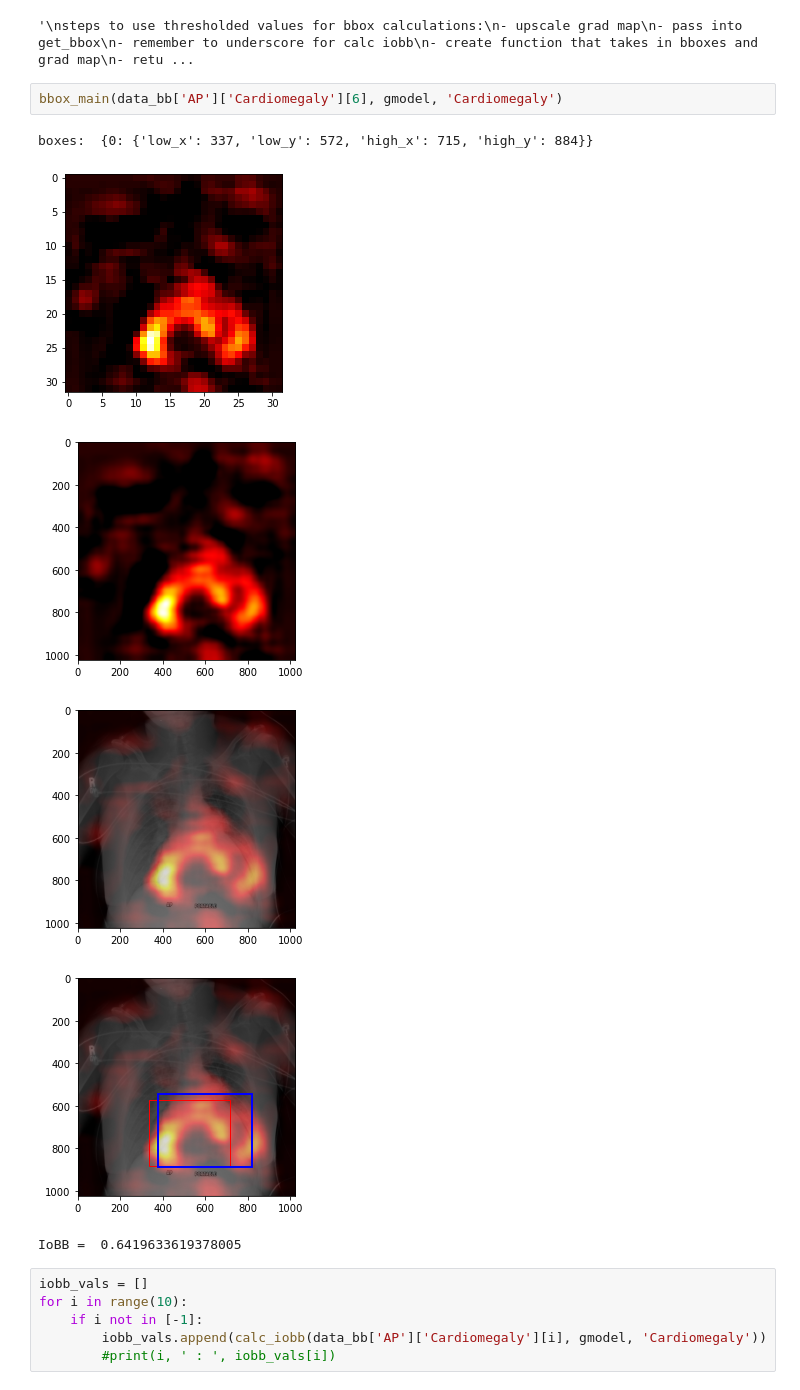
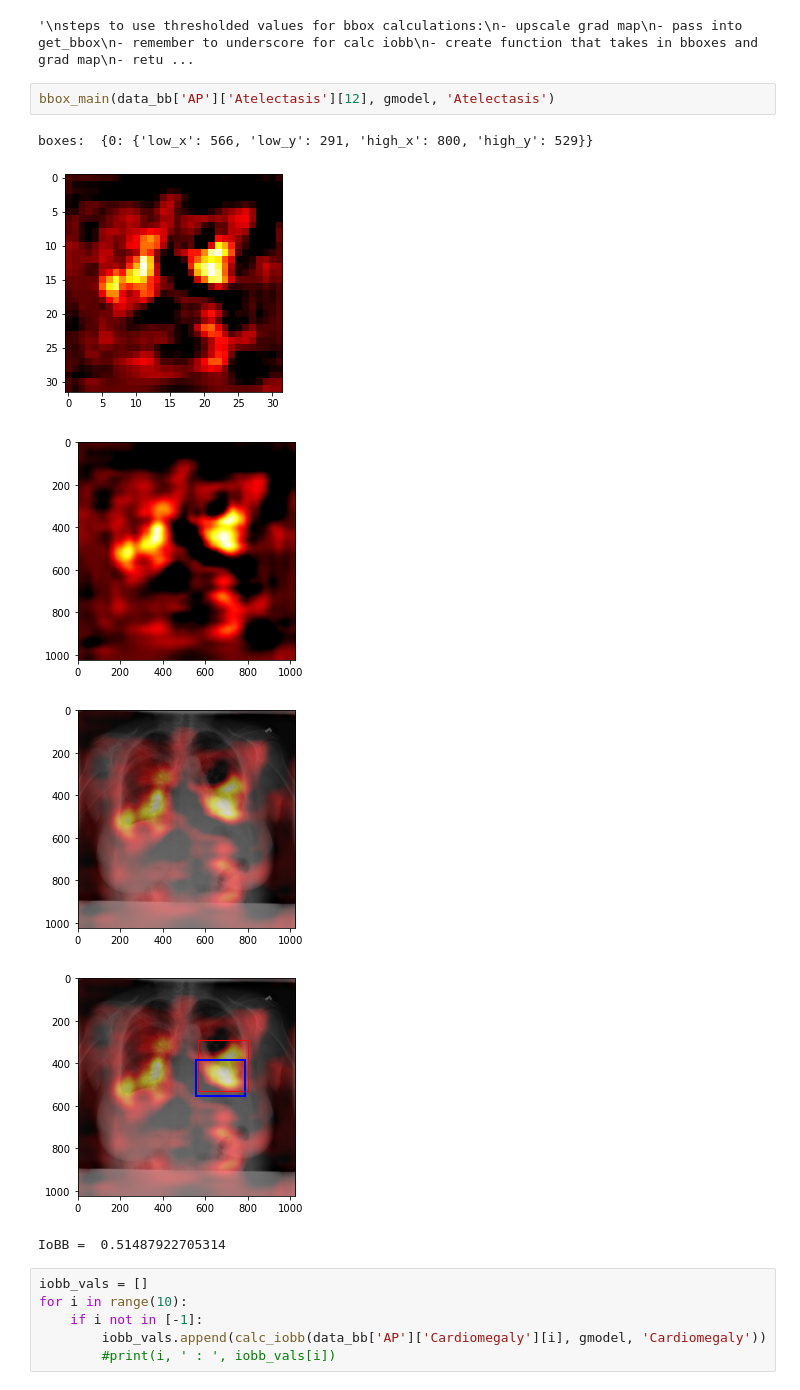
Before and after one commit to nichpass/Bucknell-Senior-Design-2021, a Jupyter notebook: test_multi_bb.ipynb, the cells around one changed output. Drawn from its saved outputs; the diff is of its cells as text.

```diff
--- a/test_multi_bb.ipynb
+++ b/test_multi_bb.ipynb
@@ -472,14 +472,14 @@ steps to use thresholded values for bbox calculations:
 # %% [output]
 '\nsteps to use thresholded values for bbox calculations:\n- upscale grad map\n- pass into get_bbox\n- remember to underscore for calc iobb\n- create function that takes in bboxes and grad map\n- retu ...
 # %%
-bbox_main(data_bb['AP']['Cardiomegaly'][6], gmodel, 'Cardiomegaly')
+bbox_main(data_bb['AP']['Atelectasis'][12], gmodel, 'Atelectasis')
 # %% [output]
-boxes:  {0: {'low_x': 337, 'low_y': 572, 'high_x': 715, 'high_y': 884}}
+boxes:  {0: {'low_x': 566, 'low_y': 291, 'high_x': 800, 'high_y': 529}}
-[figure, old version]
+[figure, new version]
-[figure, old version]
+[figure, new version]
-[figure, old version]
+[figure, new version]
-[figure, old version]
+[figure, new version]
-IoBB =  0.6419633619378005
+IoBB =  0.51487922705314
 # %%
 iobb_vals = []
 for i in range(10):
```
Also changed, not shown: parts of 15 cells of this notebook, 2 other files.
